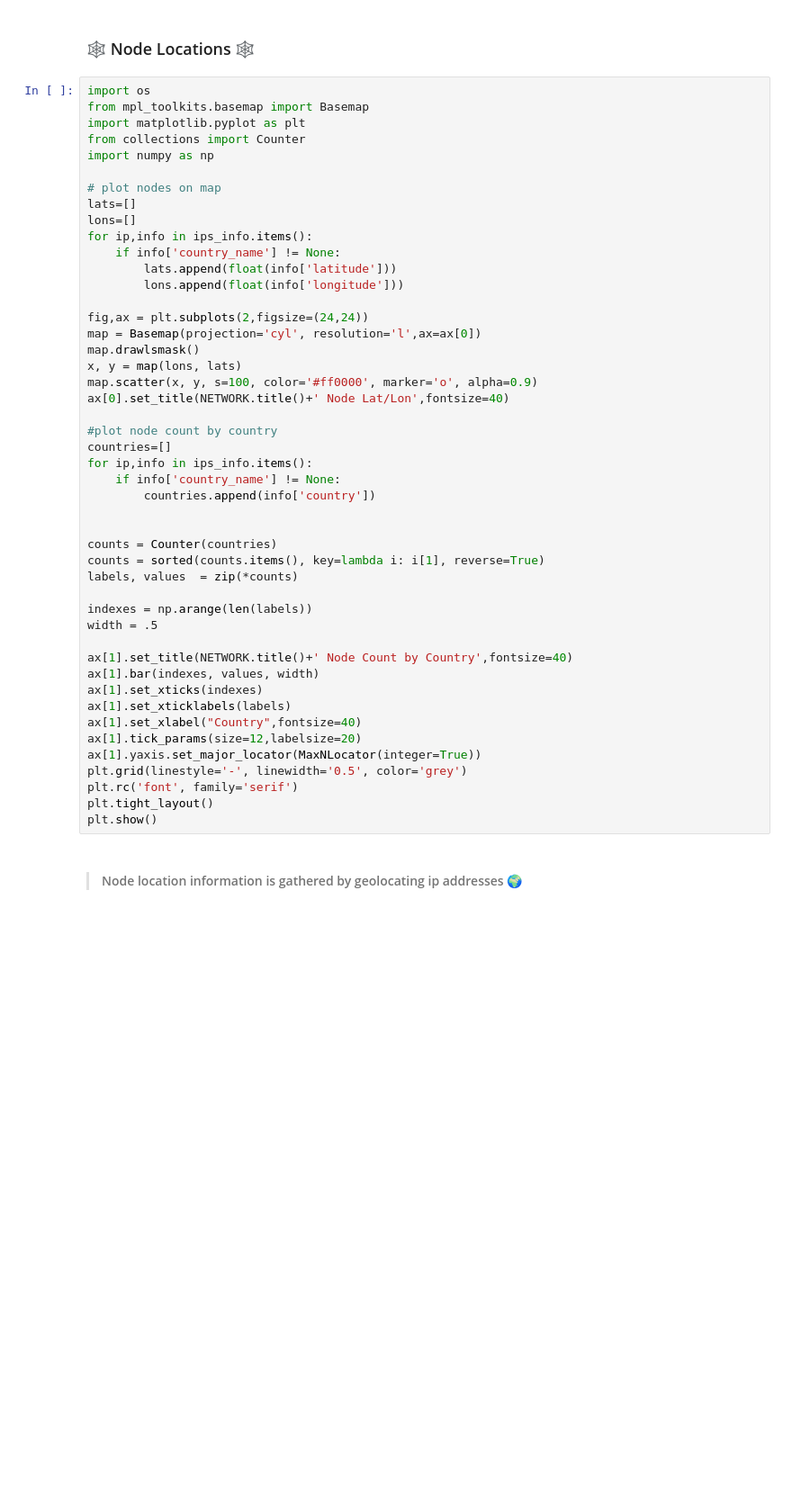
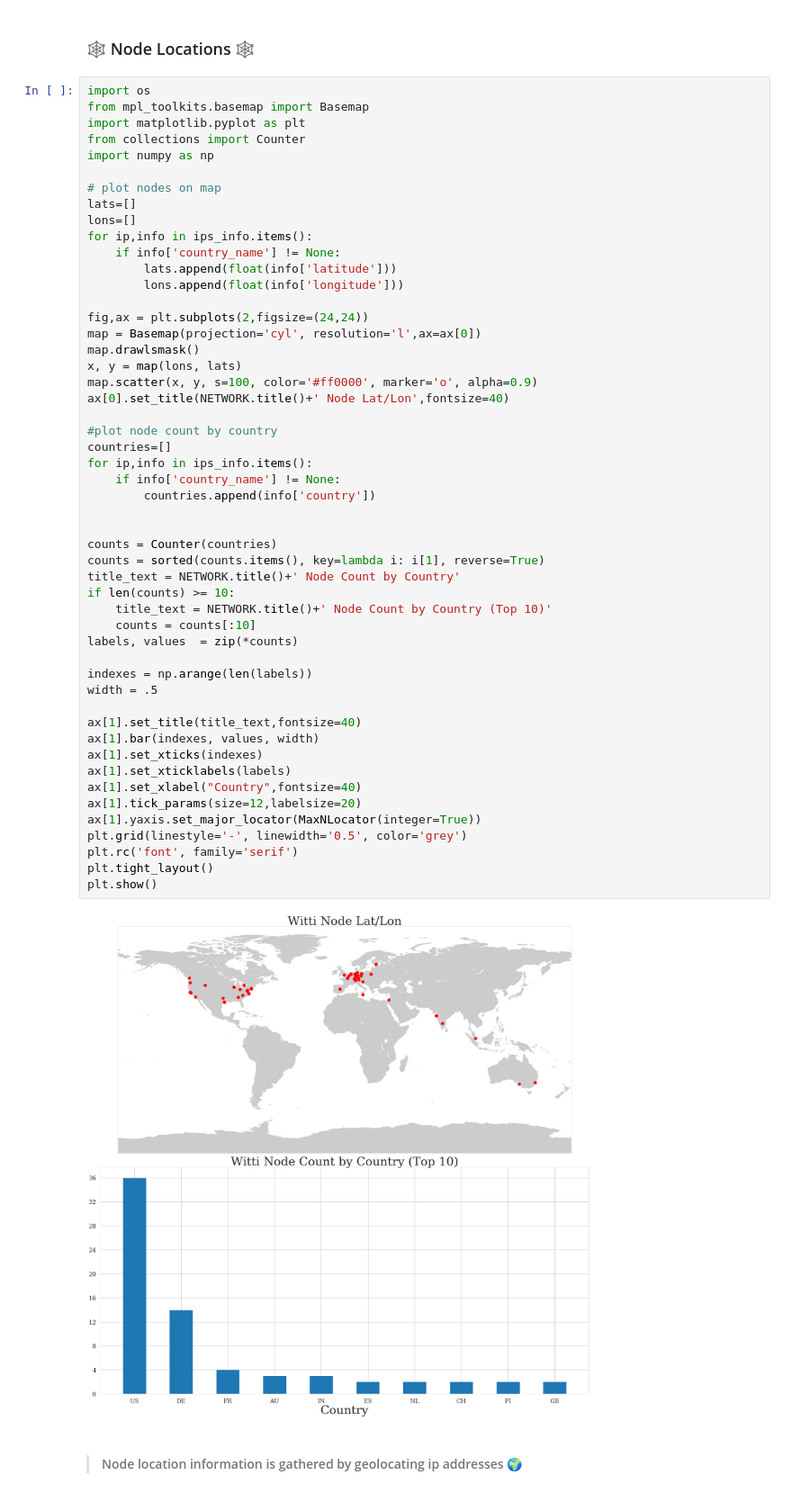
Before and after one commit to jrhea/prkl, a Jupyter notebook: analysis/testnet-analysis.ipynb, the cells around one changed output. Shown at 90% size. Cells and saved outputs as stored; diff of their text form; blank space fills up the shorter version.

```diff
--- a/analysis/testnet-analysis.ipynb
+++ b/analysis/testnet-analysis.ipynb
@@ -332,34 +340,40 @@ fig,ax = plt.subplots(2,figsize=(24,24))
 map = Basemap(projection='cyl', resolution='l',ax=ax[0])
 map.drawlsmask()
 x, y = map(lons, lats)
 map.scatter(x, y, s=100, color='#ff0000', marker='o', alpha=0.9)
 ax[0].set_title(NETWORK.title()+' Node Lat/Lon',fontsize=40)
 
 #plot node count by country
 countries=[]
 for ip,info in ips_info.items():
     if info['country_name'] != None:
         countries.append(info['country'])
 
 
 counts = Counter(countries)
 counts = sorted(counts.items(), key=lambda i: i[1], reverse=True)
+title_text = NETWORK.title()+' Node Count by Country'
+if len(counts) >= 10:
+    title_text = NETWORK.title()+' Node Count by Country (Top 10)'
+    counts = counts[:10]
 labels, values  = zip(*counts)
 
 indexes = np.arange(len(labels))
 width = .5
 
-ax[1].set_title(NETWORK.title()+' Node Count by Country',fontsize=40)
+ax[1].set_title(title_text,fontsize=40)
 ax[1].bar(indexes, values, width)
 ax[1].set_xticks(indexes)
 ax[1].set_xticklabels(labels)
 ax[1].set_xlabel("Country",fontsize=40)
 ax[1].tick_params(size=12,labelsize=20)
 ax[1].yaxis.set_major_locator(MaxNLocator(integer=True))
 plt.grid(linestyle='-', linewidth='0.5', color='grey')
 plt.rc('font', family='serif')
 plt.tight_layout()
 plt.show()
+# %% [output]
+[figure, added]
 # %% [markdown]
 > #### Node location information is gathered by geolocating ip addresses 🌍
 # %%
```
Also changed, not shown: parts of 8 cells of this notebook, 3 other files.
